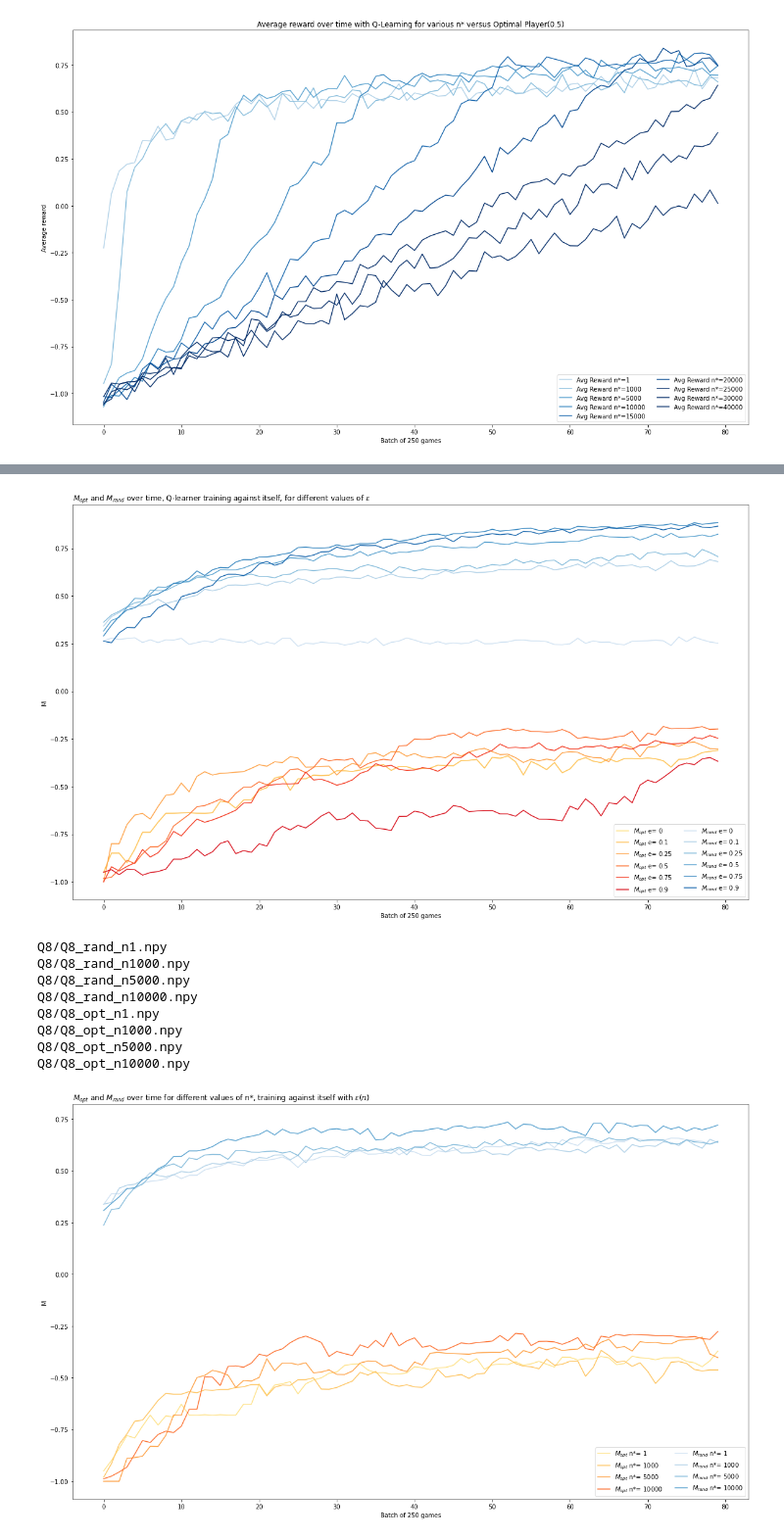
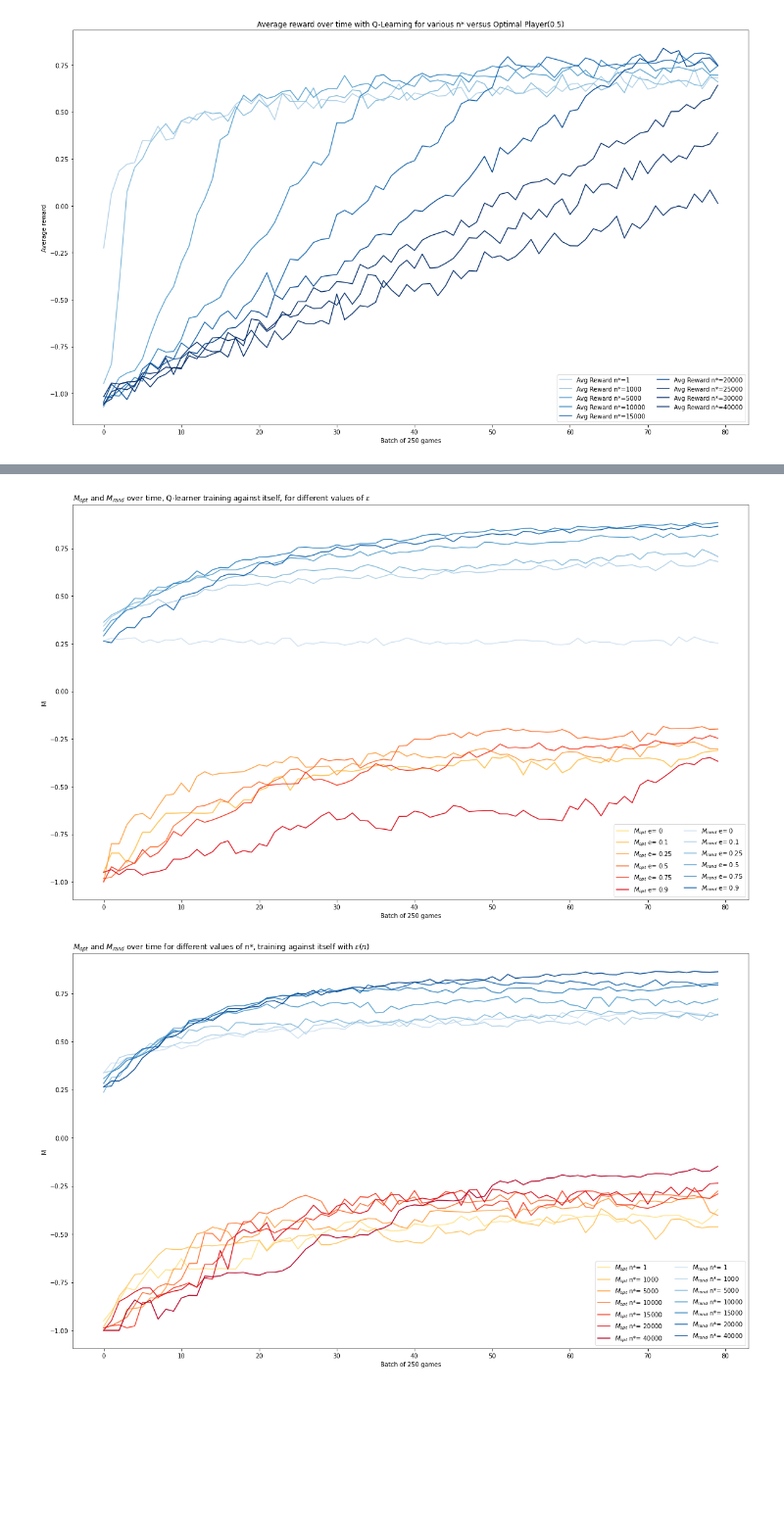
Before and after one commit to fraborg99/ANN---project, a Jupyter notebook: project/Graphs.ipynb, the cells around one changed output, grey strips where cells are left out. Shown at 98% size. Saved outputs shown, nothing was run; the diff lists cells and outputs as text; code cells hidden in the pictures; blank space fills up the shorter version.

Commit message:
graphs + Q8 runs so far

```diff
--- a/project/Graphs.ipynb
+++ b/project/Graphs.ipynb
@@ -98,7 +98,7 @@ def graph(Q):
 # %%
 e_list = [0, 0.1, 0.25, 0.5, 0.75, 0.9]
 e_list_1 = [0, 0.1, 0.25, 0.5, 0.75, 1]
-n_list = [1,1000,5000,10000]
+n_list = [1,1000,5000,10000,15000,20000,40000]
 
 var_dict = {3: 'n', 4: 'e', 7: 'e', 8: 'n'}
 var_print_dict = {3: 'n*', 4: '$\epsilon_{opt}$', 7: 'e', 8: 'n*'}
@@ -153,12 +121,4 @@ Q7/Q7_opt_e0.9.npy
 [figure]
-Q8/Q8_rand_n1.npy
-Q8/Q8_rand_n1000.npy
-Q8/Q8_rand_n5000.npy
-Q8/Q8_rand_n10000.npy
-Q8/Q8_opt_n1.npy
-Q8/Q8_opt_n1000.npy
-Q8/Q8_opt_n5000.npy
-Q8/Q8_opt_n10000.npy
-[figure, old version]
+[figure, new version]
 # %%
 rewards.shape
```
Also changed, not shown: parts of 1 cell of this notebook, 2 other files.
